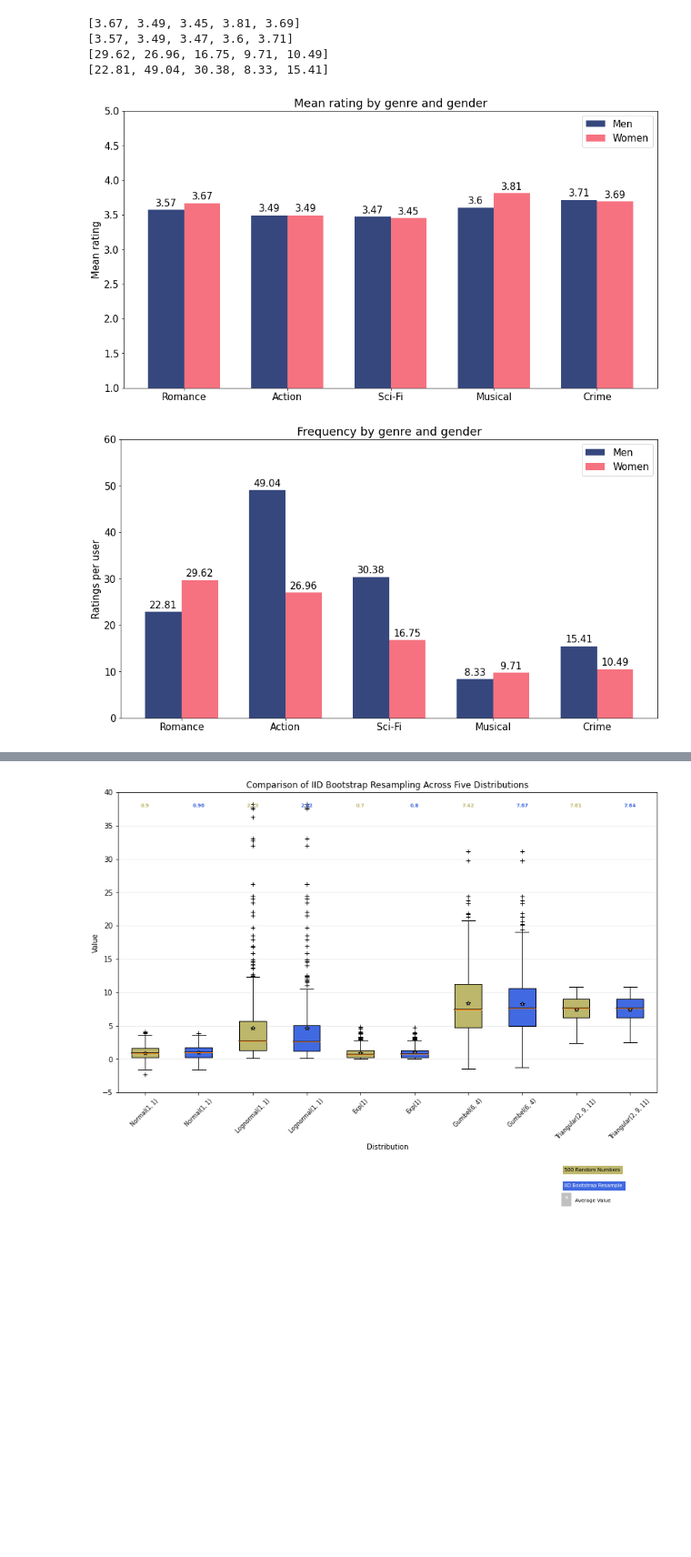
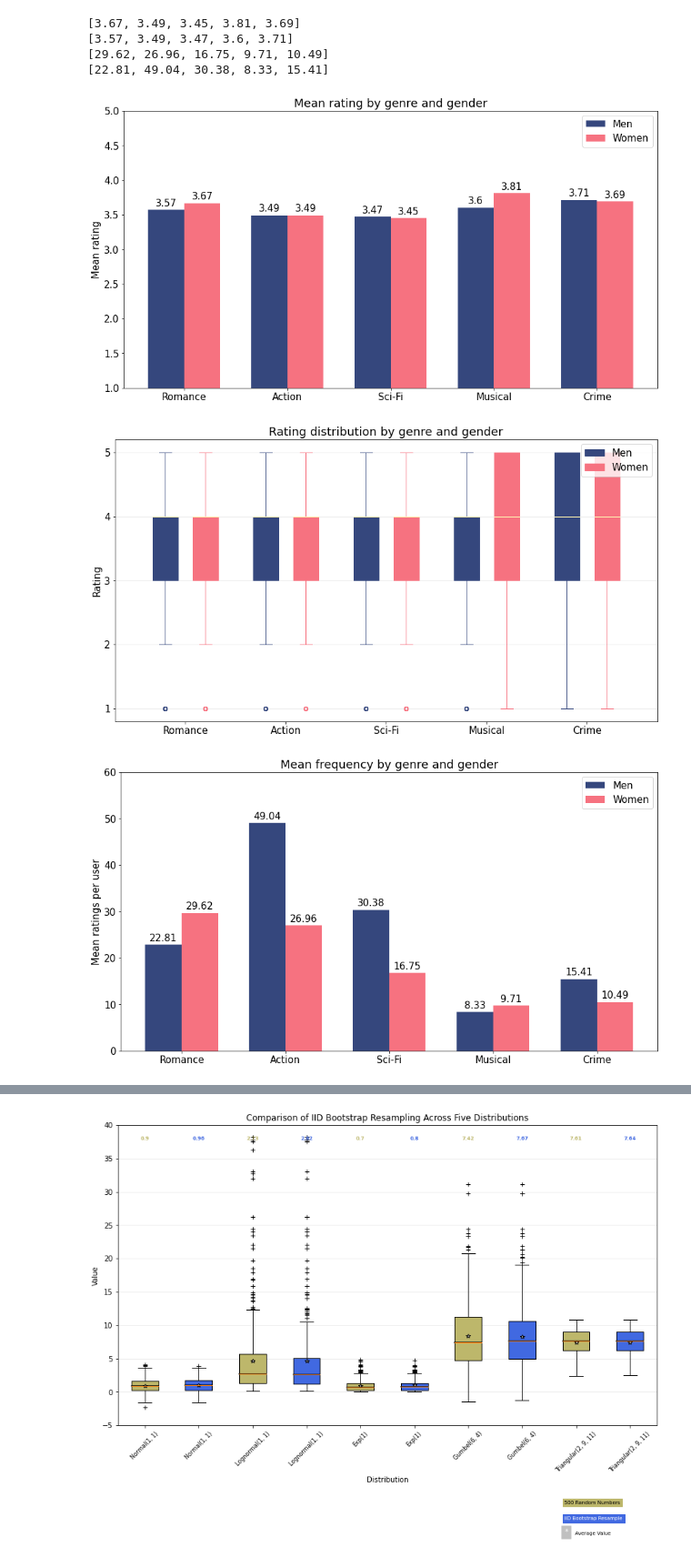
Before and after one commit to rodrigotavio91/tcc, a Jupyter notebook: notebook.ipynb, the cells around one changed output, grey strips where cells are left out. Shown at 91% size. Saved outputs shown, nothing was run; the diff lists cells and outputs as text; code cells hidden in the pictures; blank space fills up the shorter version.

```diff
--- a/notebook.ipynb
+++ b/notebook.ipynb
@@ -146,33 +146,73 @@ def bar_plot(labels, women_data, men_data, title, ylabel, lower, upper):
   plt.rc('font', size=15)
   x = np.arange(len(labels))  # the label locations
   width = 0.35  # the width of the bars
 
   fig, ax = plt.subplots()
   rects1 = ax.bar(x - width/2, men_data, width, label='Men', color='#35477d')
   rects2 = ax.bar(x + width/2, women_data, width, label='Women', color='#f67280')
 
 
   # Add some text for labels, title and custom x-axis tick labels, etc.
   ax.set_ylabel(ylabel)
   ax.set_ybound(lower=lower, upper=upper)
   ax.set_title(title)
   ax.set_xticks(x)
   ax.set_xticklabels(labels)
   ax.legend()
 
 
   autolabel(rects1, ax)
   autolabel(rects2, ax)
 
 
   fig.set_figwidth(15)
   fig.set_figheight(8)
 
   plt.show()
 
-bar_plot(genres, women_mean_ratings, men_mean_ratings, 'Mean rating by genre and gender', 'Mean rating', 1, 5)
+def box_plot(labels, women_data, men_data, title, ylabel, yticks = None):
+  x = np.arange(len(labels))  # the label locations
+  width = 0.25
 
-bar_plot(genres, women_frequency, men_frequency, 'Frequency by genre and gender', 'Ratings per user', 0, 60)
+  c1 = '#35477d'
+  c2 = '#f67280'
+  fig1, ax1 = plt.subplots(figsize=(15, 8))
+  ax1.set_title(title)
+
+  ax1.yaxis.grid(True, linestyle='-', which='major', color='lightgrey',
+                alpha=0.5)
+
+  bp = ax1.boxplot(np.array(men_data, dtype='object'), widths=(width), positions=x - width + 0.05,
+                  patch_artist=True,
+                  boxprops=dict(facecolor=c1, color=c1),
+                  capprops=dict(color=c1),
+                  whiskerprops=dict(color=c1),
+                  flierprops=dict(color=c1, markeredgecolor=c1),
+                  medianprops=dict(color='#fff3af'))
+
+  bp2 = ax1.boxplot(np.array(women_data, dtype='object') , widths=(width), positions=x + width - 0.05,
+                    patch_artist=True,
+                    boxprops=dict(facecolor=c2, color=c2),
+                    capprops=dict(color=c2),
+                    whiskerprops=dict(color=c2),
+                    flierprops=dict(color=c2, markeredgecolor=c2),
+                    medianprops=dict(color='#fff3af'))
+
+  ax1.set_ylabel(ylabel)
+  ax1.set_xticks(x)
+  ax1.set_xticklabels(labels)
+  if yticks:
+    ax1.set_yticks([1, 2, 3, 4, 5])
+  ax1.legend([bp["boxes"][0], bp2["boxes"][0]], ['Men', 'Women'], loc='upper right')
+
+fig1.show()
+
+bar_plot(genres, women_mean_ratings, men_mean_ratings, 'Mean rating by genre and gender',  'Mean rating', 1, 5)
+box_plot(genres, women_genre_ratings, men_genre_ratings, 'Rating distribution by genre and gender', 'Rating', yticks=True)
+
+bar_plot(genres, women_frequency, men_frequency, 'Mean frequency by genre and gender', 'Mean ratings per user', 0, 60)
+box_plot(genres, women_genre_frequency, men_genre_frequency, 'Frequency distribution by genre and gender', 'Ratings per user')
 # %% [output]
 [figure]
-[figure, old version]
+[figure, new version]
+[figure, added]
```
Also changed, not shown: parts of 3 cells of this notebook.
